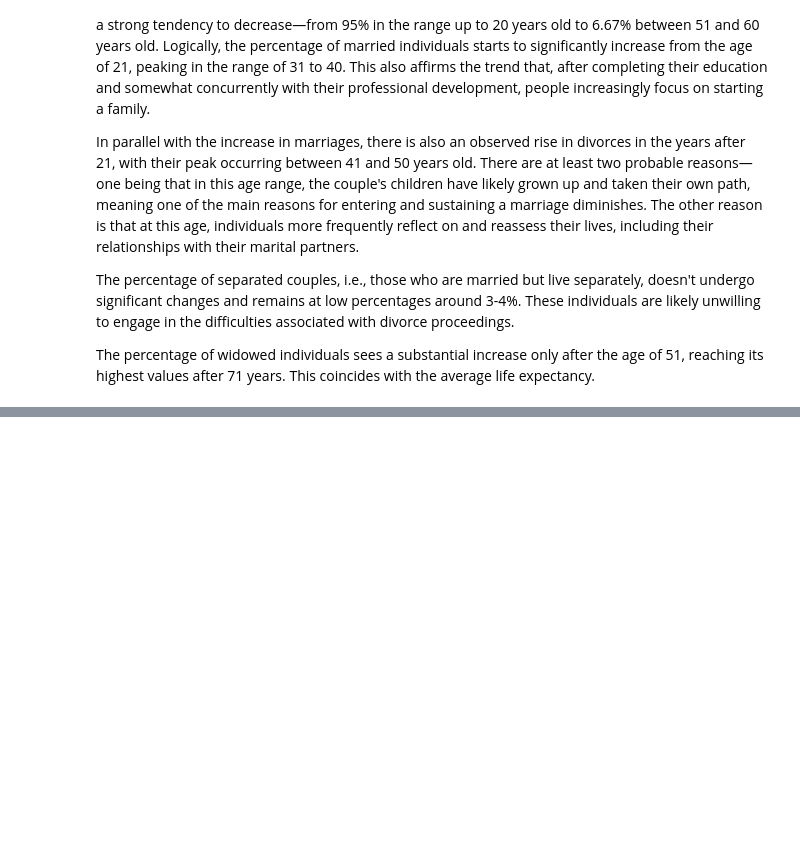
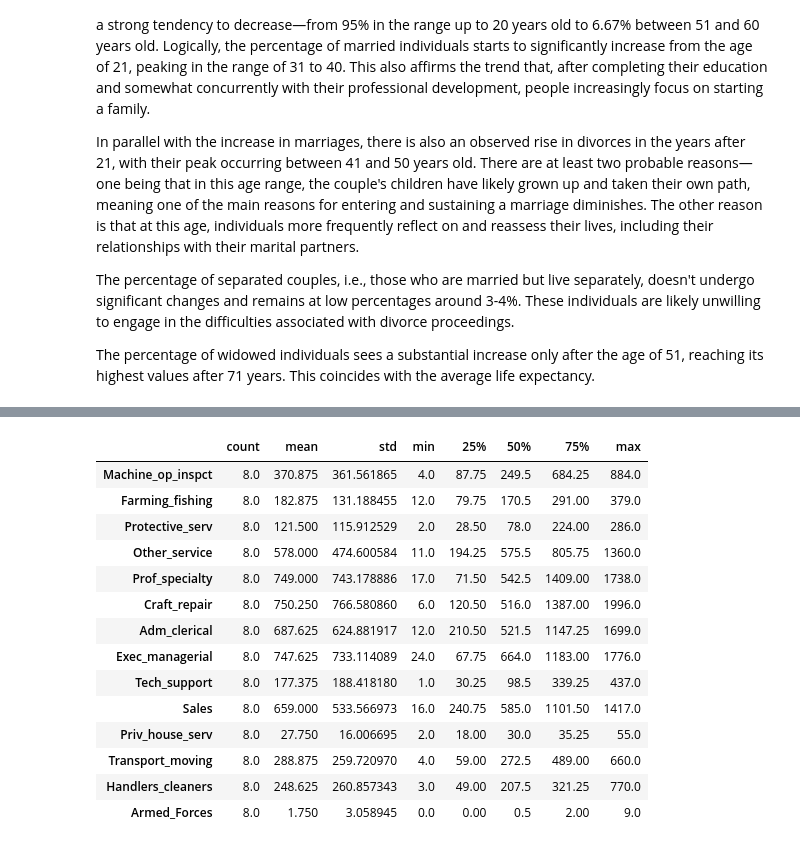
Before and after one commit to Kiril-Lazarov/Artificial-Intelligence, a Jupyter notebook: My Projects/Adult-Income Dataset.ipynb, the cells around one changed output, grey strips where cells are left out. Drawn from its saved outputs; the diff is of its cells as text; code cells hidden in the pictures; blank space fills up the shorter version.

```diff
--- a/My Projects/Adult-Income Dataset.ipynb
+++ b/My Projects/Adult-Income Dataset.ipynb
@@ -644,0 +625,19 @@ ages_c_m
+# %%
+count_workspace = age_count_occupation.describe().T
+count_workspace
+# %% [output]
+|  | count | mean | std | min | 25% | 50% | 75% | max |
+| Machine_op_inspct | 8.0 | 370.875 | 361.561865 | 4.0 | 87.75 | 249.5 | 684.25 | 884.0 |
+| Farming_fishing | 8.0 | 182.875 | 131.188455 | 12.0 | 79.75 | 170.5 | 291.00 | 379.0 |
+| Protective_serv | 8.0 | 121.500 | 115.912529 | 2.0 | 28.50 | 78.0 | 224.00 | 286.0 |
+| Other_service | 8.0 | 578.000 | 474.600584 | 11.0 | 194.25 | 575.5 | 805.75 | 1360.0 |
+| Prof_specialty | 8.0 | 749.000 | 743.178886 | 17.0 | 71.50 | 542.5 | 1409.00 | 1738.0 |
+| Craft_repair | 8.0 | 750.250 | 766.580860 | 6.0 | 120.50 | 516.0 | 1387.00 | 1996.0 |
+| Adm_clerical | 8.0 | 687.625 | 624.881917 | 12.0 | 210.50 | 521.5 | 1147.25 | 1699.0 |
+| Exec_managerial | 8.0 | 747.625 | 733.114089 | 24.0 | 67.75 | 664.0 | 1183.00 | 1776.0 |
+| Tech_support | 8.0 | 177.375 | 188.418180 | 1.0 | 30.25 | 98.5 | 339.25 | 437.0 |
+| Sales | 8.0 | 659.000 | 533.566973 | 16.0 | 240.75 | 585.0 | 1101.50 | 1417.0 |
+| Priv_house_serv | 8.0 | 27.750 | 16.006695 | 2.0 | 18.00 | 30.0 | 35.25 | 55.0 |
+| Transport_moving | 8.0 | 288.875 | 259.720970 | 4.0 | 59.00 | 272.5 | 489.00 | 660.0 |
+| Handlers_cleaners | 8.0 | 248.625 | 260.857343 | 3.0 | 49.00 | 207.5 | 321.25 | 770.0 |
+| Armed_Forces | 8.0 | 1.750 | 3.058945 | 0.0 | 0.00 | 0.5 | 2.00 | 9.0 |
```
Also changed, not shown: parts of 7 cells of this notebook.
